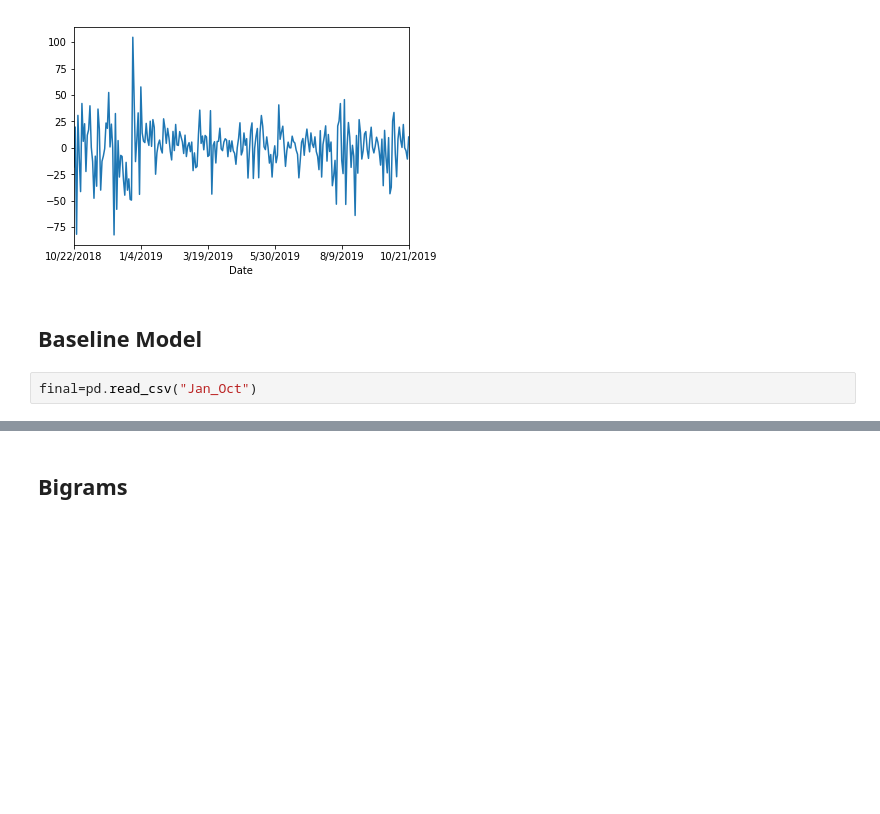
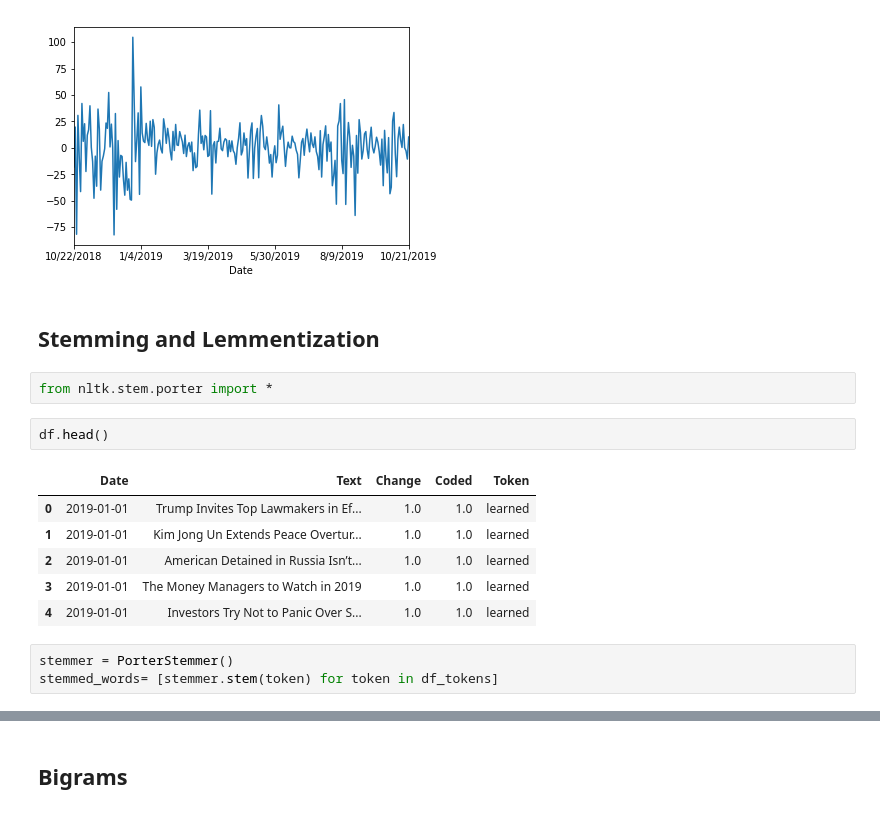
Before and after one commit to gabertooth/dsc-capstone-project-v2-online-ds-pt-021119, a Jupyter notebook: CapStone_PythonBook.ipynb, the cells around one changed output, grey strips where cells are left out. Drawn from its saved outputs; the diff is of its cells as text; blank space fills up the shorter version.

```diff
--- a/CapStone_PythonBook.ipynb
+++ b/CapStone_PythonBook.ipynb
@@ -919,7 +972,19 @@ sp_500['Change'].plot()
 # %% [output]
 <matplotlib.axes._subplots.AxesSubplot at 0x...>
 [figure]
-# %% [markdown]
-## Baseline Model
-# %%
-final=pd.read_csv("Jan_Oct")
+# %% [markdown]
+## Stemming and Lemmentization
+# %%
+from nltk.stem.porter import *
+# %%
+df.head()
+# %% [output]
+|  | Date | Text | Change | Coded | Token |
+| 0 | 2019-01-01 | Trump Invites Top Lawmakers in Ef... | 1.0 | 1.0 | learned |
+| 1 | 2019-01-01 | Kim Jong Un Extends Peace Overtur... | 1.0 | 1.0 | learned |
+| 2 | 2019-01-01 | American Detained in Russia Isn’t... | 1.0 | 1.0 | learned |
+| 3 | 2019-01-01 | The Money Managers to Watch in 2019 | 1.0 | 1.0 | learned |
+| 4 | 2019-01-01 | Investors Try Not to Panic Over S... | 1.0 | 1.0 | learned |
+# %%
+stemmer = PorterStemmer()
+stemmed_words= [stemmer.stem(token) for token in df_tokens]
```
Also changed, not shown: parts of 74 cells of this notebook.
